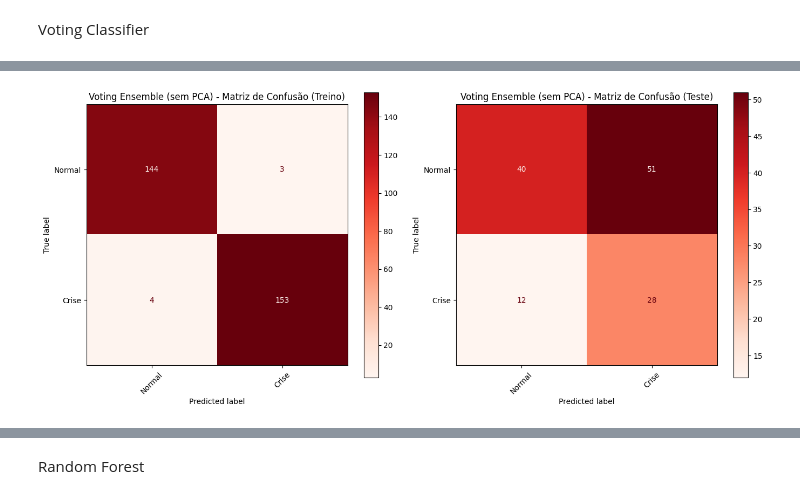
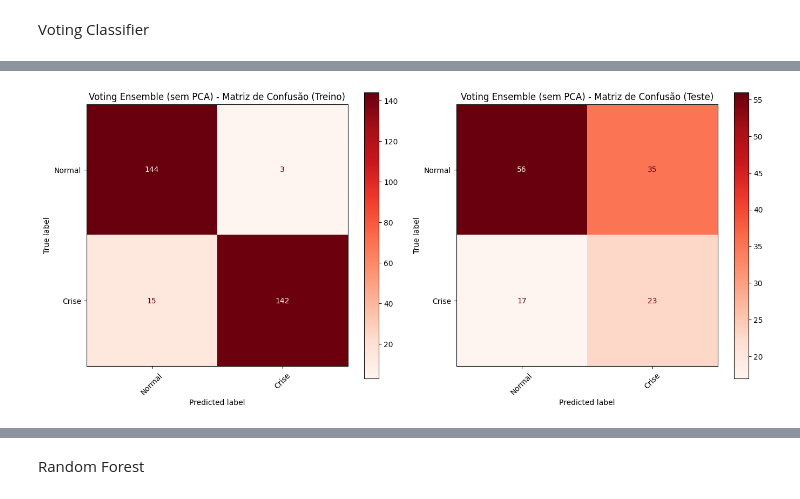
Before and after one commit to tcc-financial-crisis/treinamento-modelos-base-nova, a Jupyter notebook: model_training.ipynb, the cells around one changed output, grey strips where cells are left out. Drawn from its saved outputs; the diff is of its cells as text; code cells hidden in the pictures.

```diff
--- a/model_training.ipynb
+++ b/model_training.ipynb
@@ -557,26 +557,8 @@ from sklearn.ensemble import RandomForestClassifier, VotingClassifier
 from sklearn.linear_model import LogisticRegression
 from sklearn.preprocessing import StandardScaler
 
-# ===== MODELOS BASE =====
-knn = Pipeline([
-    ("scaler", StandardScaler()),
-    ("model", KNeighborsClassifier(n_neighbors=7))
-])
-
-tree = DecisionTreeClassifier(
-    random_state=42,
-    max_depth=5
-)
-
-rf = RandomForestClassifier(
-    n_estimators=200,
-    random_state=42
-)
-
-logreg = Pipeline([
-    ("scaler", StandardScaler()),
-    ("model", LogisticRegression(max_iter=1000, solver="lbfgs"))
-])
+# Modelos base com os melhores hiperparâmetros encontrados no grid search de cada modelo
+# + Regressão Logística. Voting e C da Regressão Logística também vieram do grid search.
 
 # =====================================================
 # VOTING SEM PCA
@@ -584,12 +566,35 @@ logreg = Pipeline([
 
 voting_no_pca = VotingClassifier(
     estimators=[
-        ("knn", knn),
-        ("tree", tree),
-        ("rf", rf),
-        ("logreg", logreg)
+        ("knn", Pipeline([
+            ("scaler", StandardScaler()),
+            ("model", KNeighborsClassifier(
+                metric="manhattan",
+                n_neighbors=11,
+                weights="uniform"
+            ))
+        ])),
+        ("tree", DecisionTreeClassifier(
+            random_state=42,
+            ccp_alpha=0.0,
+            max_depth=3,
+            min_samples_leaf=1,
+            min_samples_split=2
+        )),
+        ("rf", RandomForestClassifier(
+            random_state=42,
+            class_weight="balanced",
+            max_depth=10,
+            min_samples_leaf=1,
+            min_samples_split=2,
+            n_estimators=100
+        )),
+        ("logreg", Pipeline([
+            ("scaler", StandardScaler()),
+            ("model", LogisticRegression(C=0.1, max_iter=1000, solver="lbfgs"))
+        ]))
     ],
-    voting="soft"
+    voting="hard"
 )
 
 inicio_treino = time.time()
@@ -625,10 +630,33 @@ avaliar_modelo(
 
 voting_pca = VotingClassifier(
     estimators=[
-        ("knn", knn),
-        ("tree", tree),
-        ("rf", rf),
-        ("logreg", logreg)
+        ("knn", Pipeline([
+            ("scaler", StandardScaler()),
+            ("model", KNeighborsClassifier(
+                metric="manhattan",
+                n_neighbors=3,
+                weights="distance"
+            ))
+        ])),
+        ("tree", DecisionTreeClassifier(
+            random_state=42,
+            ccp_alpha=0.0,
+            max_depth=3,
+            min_samples_leaf=2,
+            min_samples_split=2
+        )),
+        ("rf", RandomForestClassifier(
+            random_state=42,
+            class_weight=None,
+            max_depth=5,
+            min_samples_leaf=2,
+            min_samples_split=10,
+            n_estimators=100
+        )),
+        ("logreg", Pipeline([
+            ("scaler", StandardScaler()),
+            ("model", LogisticRegression(C=1, max_iter=1000, solver="lbfgs"))
+        ]))
     ],
     voting="soft"
 )
@@ -680,4 +708,4 @@ Memória utilizada: 246.09 MB
-[figure, old version]
+[figure, new version]
 ===== Voting Ensemble (PCA) =====
 
 --- TREINO ---
```
Also changed, not shown: parts of 10 cells of this notebook, 1 other file.
